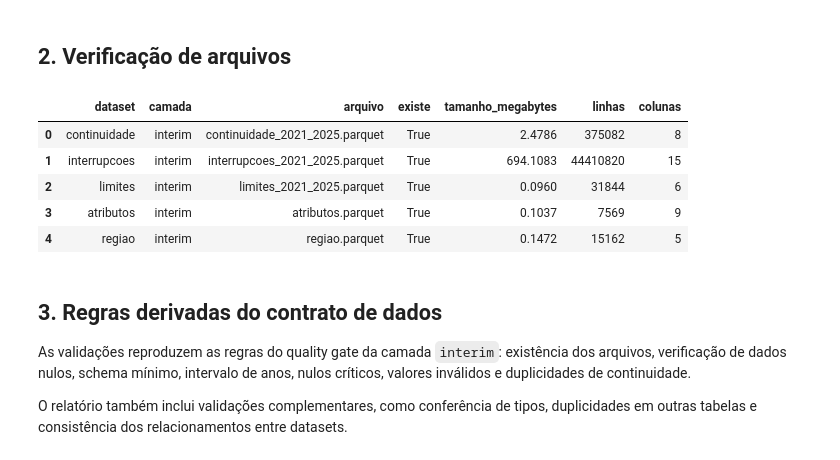
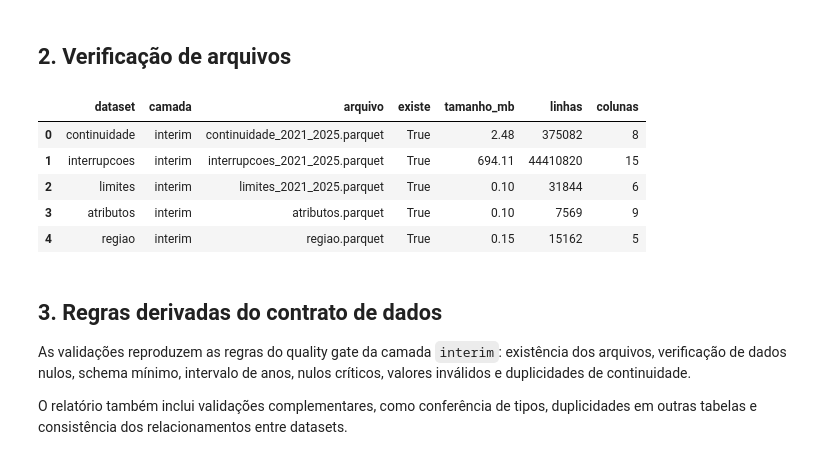
Before and after one commit to vikpires/projeto_aneel_equipe14, a Jupyter notebook: notebooks/01_data_quality_report.ipynb, the cells around one changed output. Cells and saved outputs as stored; diff of their text form; code cells hidden in the pictures.

Commit message:
:recycle: refactor: adjust table dimensions in data quality report and update documentation files (#42)

```diff
--- a/notebooks/01_data_quality_report.ipynb
+++ b/notebooks/01_data_quality_report.ipynb
@@ -25,6 +35,7 @@ Este notebook faz parte da **Fase 2 do CRISP-DM - Compreensão dos Dados (Data U
 # Importações
 import sys
 from pathlib import Path
+
 import duckdb
 import pandas as pd
 
@@ -39,49 +50,50 @@ from src.data.constants import ANO_INICIO, ANO_FIM
 
 # Configurações de visualização
 pd.set_option("display.max_columns", None)
-pd.set_option("display.float_format", lambda x: f"{x:.4f}")
+pd.set_option("display.max_colwidth", None)
+pd.set_option("display.float_format", lambda value: f"{value:.2f}")
 
-# Inicializa conexão DuckDB in-memory
+# Conexão DuckDB
 con = duckdb.connect()
 # %% [markdown]
 ## 2. Verificação de arquivos
 # %%
 # Inventário dos arquivos da camada interim
 DATASETS = {
     "continuidade": Path(CONT_PATH),
     "interrupcoes": Path(INT_PATH),
     "limites": Path(LIM_PATH),
     "atributos": Path(ATR_PATH),
     "regiao": Path(REG_PATH),
 }
 
 inventario = []
 for nome, caminho in DATASETS.items():
     existe = caminho.is_file()
     qtde_linhas = int(con.execute("SELECT COUNT(*) FROM read_parquet(?)", [str(caminho)]).fetchone()[0]) if existe else 0
     descricao = {
             row[0]: row[1]
             for row in con.execute("DESCRIBE SELECT * FROM read_parquet(?)", [str(caminho)]).fetchall()
         }
     inventario.append({
         "dataset": nome,
         "camada": "interim",
         "arquivo": caminho.name,
         "existe": existe,
-        "tamanho_megabytes": caminho.stat().st_size / (1024 * 1024) if existe else 0,
+        "tamanho_mb": caminho.stat().st_size / (1024 * 1024) if existe else 0,
         "linhas": qtde_linhas,
         "colunas": len(descricao),
     })
 
 df_inventario = pd.DataFrame(inventario)
 display(df_inventario)
 # %% [output]
-|  | dataset | camada | arquivo | existe | tamanho_megabytes | linhas | colunas |
-| 0 | continuidade | interim | continuidade_2021_2025.parquet | True | 2.4786 | 375082 | 8 |
-| 1 | interrupcoes | interim | interrupcoes_2021_2025.parquet | True | 694.1083 | 44410820 | 15 |
-| 2 | limites | interim | limites_2021_2025.parquet | True | 0.0960 | 31844 | 6 |
-| 3 | atributos | interim | atributos.parquet | True | 0.1037 | 7569 | 9 |
-| 4 | regiao | interim | regiao.parquet | True | 0.1472 | 15162 | 5 |
+|  | dataset | camada | arquivo | existe | tamanho_mb | linhas | colunas |
+| 0 | continuidade | interim | continuidade_2021_2025.parquet | True | 2.48 | 375082 | 8 |
+| 1 | interrupcoes | interim | interrupcoes_2021_2025.parquet | True | 694.11 | 44410820 | 15 |
+| 2 | limites | interim | limites_2021_2025.parquet | True | 0.10 | 31844 | 6 |
+| 3 | atributos | interim | atributos.parquet | True | 0.10 | 7569 | 9 |
+| 4 | regiao | interim | regiao.parquet | True | 0.15 | 15162 | 5 |
 # %% [markdown]
 ## 3. Regras derivadas do contrato de dados
 
```
Also changed, not shown: parts of 4 cells of this notebook, 5 other files.
